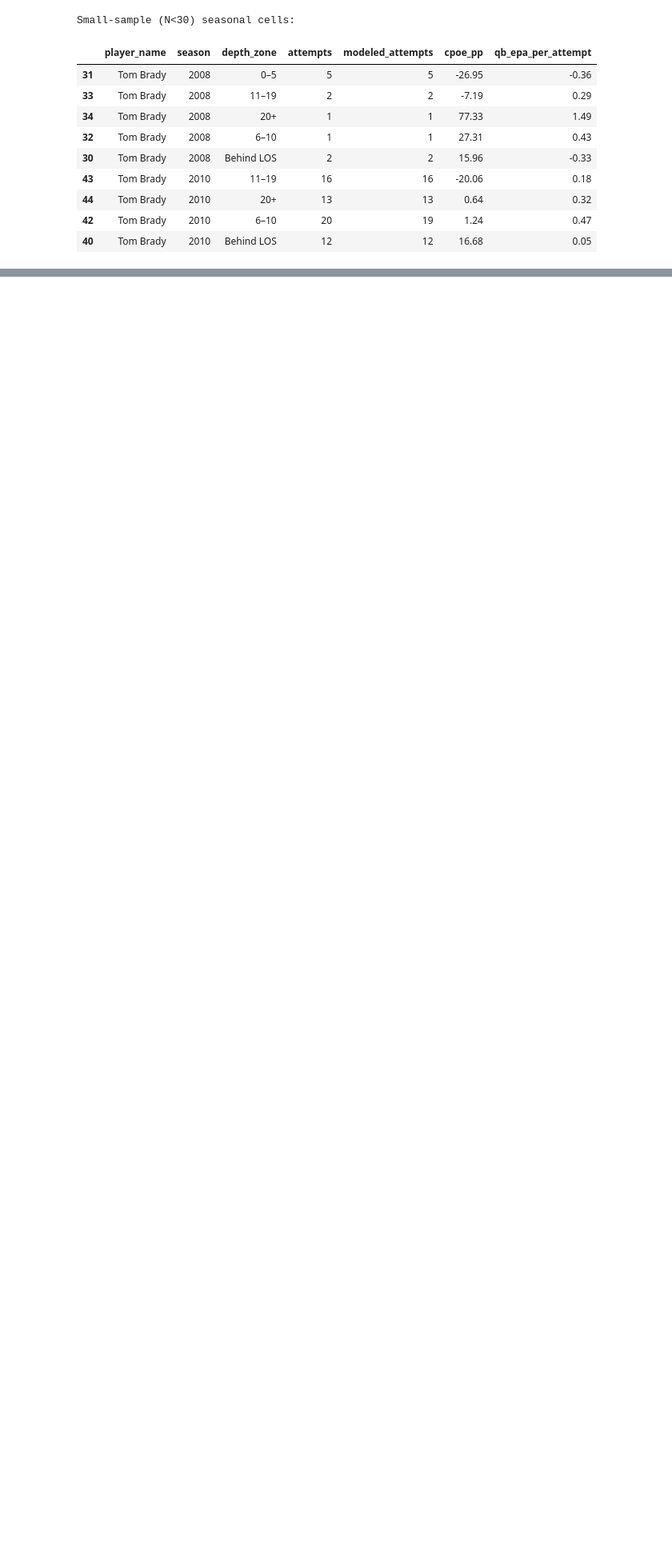
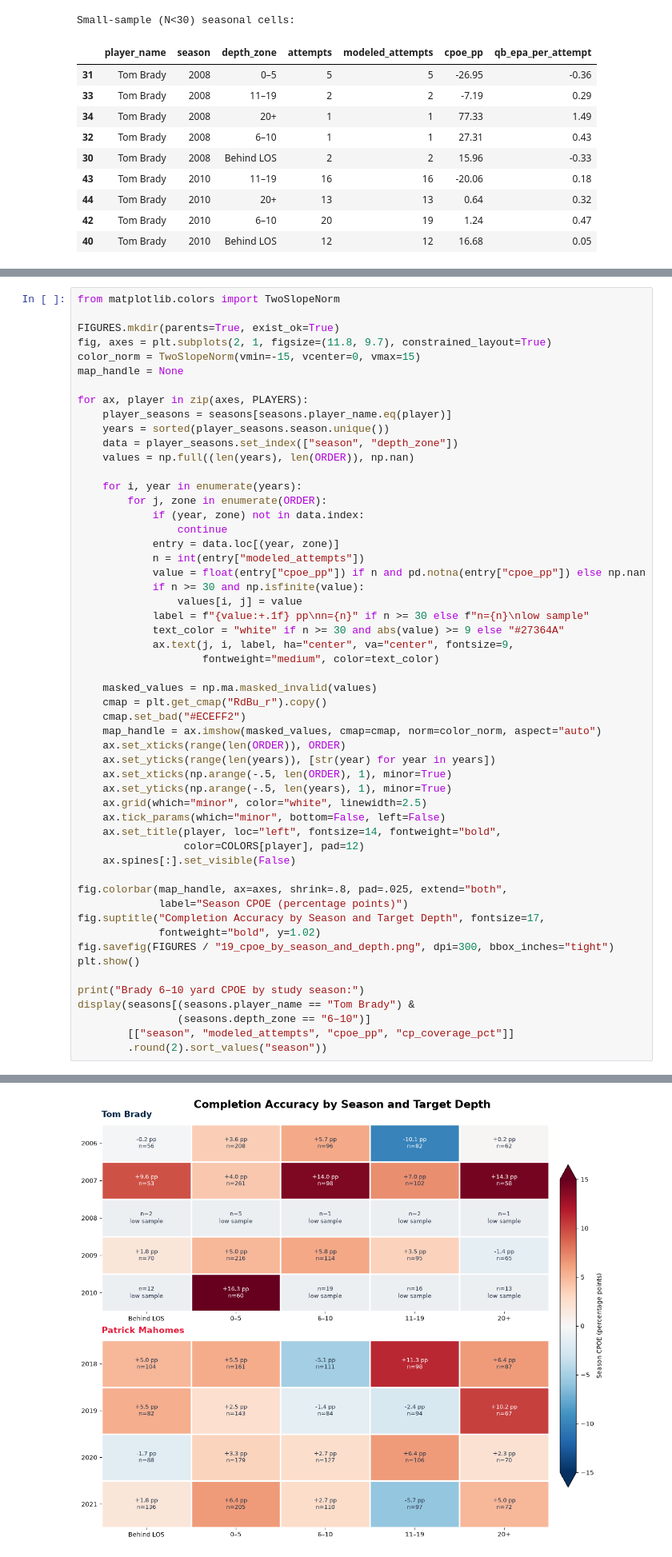
Before and after one commit to luc4sarruda/mahomes-brady, a Jupyter notebook: notebooks/04_pass_depth_and_accuracy.ipynb, the cells around one changed output, grey strips where cells are left out. Shown at 80% size. Cells and saved outputs as stored; diff of their text form; blank space fills up the shorter version.

Commit message:
feat: CPOE rubustness and pass depth & accuracy

```diff
--- a/notebooks/04_pass_depth_and_accuracy.ipynb
+++ b/notebooks/04_pass_depth_and_accuracy.ipynb
@@ -317,0 +326,55 @@ Small-sample (N<30) seasonal cells:
+# %%
+from matplotlib.colors import TwoSlopeNorm
+
+FIGURES.mkdir(parents=True, exist_ok=True)
+fig, axes = plt.subplots(2, 1, figsize=(11.8, 9.7), constrained_layout=True)
+color_norm = TwoSlopeNorm(vmin=-15, vcenter=0, vmax=15)
+map_handle = None
+
+for ax, player in zip(axes, PLAYERS):
+    player_seasons = seasons[seasons.player_name.eq(player)]
+    years = sorted(player_seasons.season.unique())
+    data = player_seasons.set_index(["season", "depth_zone"])
+    values = np.full((len(years), len(ORDER)), np.nan)
+
+    for i, year in enumerate(years):
+        for j, zone in enumerate(ORDER):
+            if (year, zone) not in data.index:
+                continue
+            entry = data.loc[(year, zone)]
+            n = int(entry["modeled_attempts"])
+            value = float(entry["cpoe_pp"]) if n and pd.notna(entry["cpoe_pp"]) else np.nan
+            if n >= 30 and np.isfinite(value):
+                values[i, j] = value
+            label = f"{value:+.1f} pp\nn={n}" if n >= 30 else f"n={n}\nlow sample"
+            text_color = "white" if n >= 30 and abs(value) >= 9 else "#27364A"
+            ax.text(j, i, label, ha="center", va="center", fontsize=9,
+                    fontweight="medium", color=text_color)
+
+    masked_values = np.ma.masked_invalid(values)
+    cmap = plt.get_cmap("RdBu_r").copy()
+    cmap.set_bad("#ECEFF2")
+    map_handle = ax.imshow(masked_values, cmap=cmap, norm=color_norm, aspect="auto")
+    ax.set_xticks(range(len(ORDER)), ORDER)
+    ax.set_yticks(range(len(years)), [str(year) for year in years])
+    ax.set_xticks(np.arange(-.5, len(ORDER), 1), minor=True)
+    ax.set_yticks(np.arange(-.5, len(years), 1), minor=True)
+    ax.grid(which="minor", color="white", linewidth=2.5)
+    ax.tick_params(which="minor", bottom=False, left=False)
+    ax.set_title(player, loc="left", fontsize=14, fontweight="bold",
+                 color=COLORS[player], pad=12)
+    ax.spines[:].set_visible(False)
+
+fig.colorbar(map_handle, ax=axes, shrink=.8, pad=.025, extend="both",
+             label="Season CPOE (percentage points)")
+fig.suptitle("Completion Accuracy by Season and Target Depth", fontsize=17,
+             fontweight="bold", y=1.02)
+fig.savefig(FIGURES / "19_cpoe_by_season_and_depth.png", dpi=300, bbox_inches="tight")
+plt.show()
+
+print("Brady 6–10 yard CPOE by study season:")
+display(seasons[(seasons.player_name == "Tom Brady") &
+                (seasons.depth_zone == "6–10")]
+        [["season", "modeled_attempts", "cpoe_pp", "cp_coverage_pct"]]
+        .round(2).sort_values("season"))
+# %% [output]
@@ -317,0 +382 @@ Small-sample (N<30) seasonal cells:
+[figure, added]
```
Also changed, not shown: parts of 7 cells of this notebook, 5 other files.
